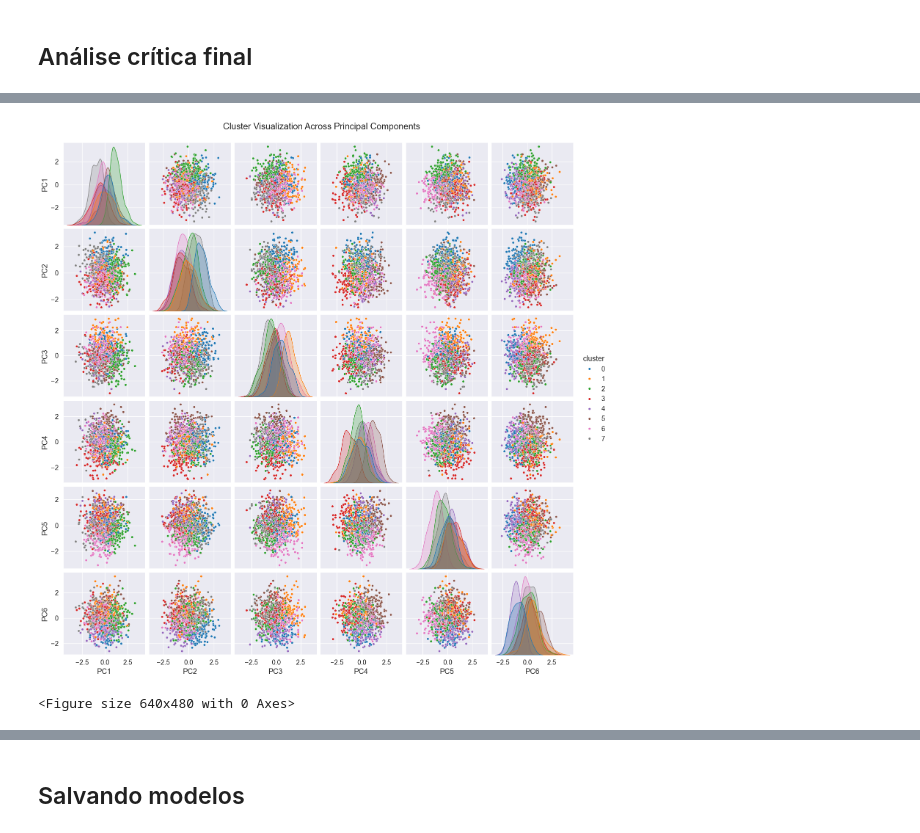
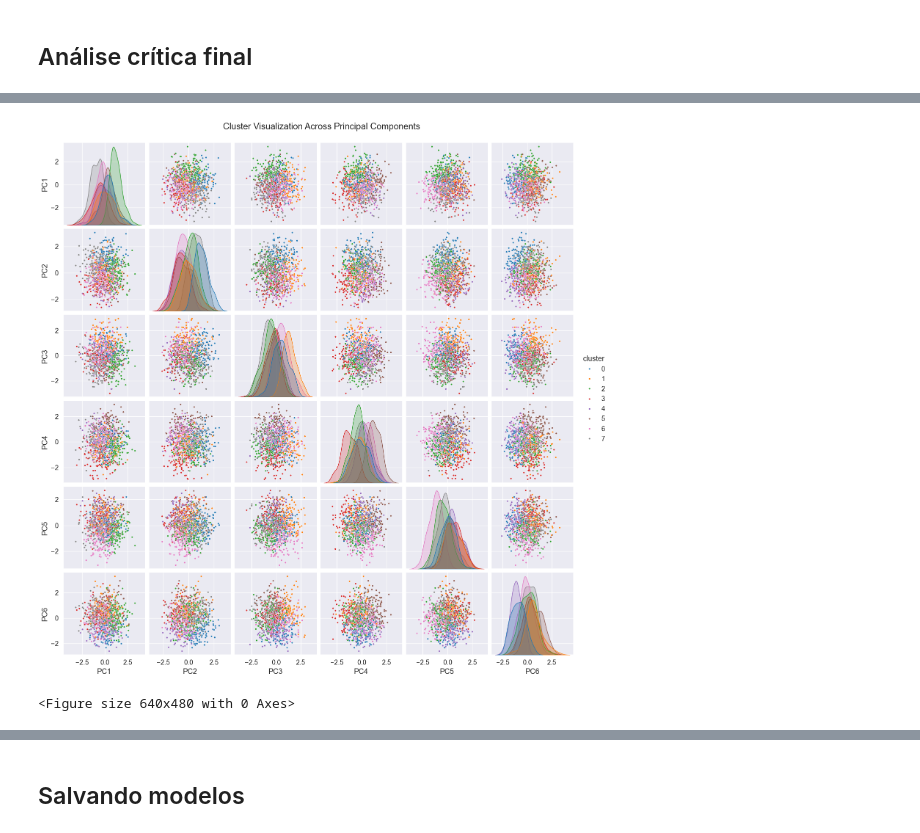
Before and after one commit to figredos/cis-trainee, a Jupyter notebook: 2-clusterizacao/notebooks/clusterizacao.ipynb, the cells around one changed output, grey strips where cells are left out. Drawn from its saved outputs; the diff is of its cells as text; code cells hidden in the pictures.

```diff
--- a/2-clusterizacao/notebooks/clusterizacao.ipynb
+++ b/2-clusterizacao/notebooks/clusterizacao.ipynb
@@ -510,19 +514,23 @@ class KMeansClustering(BaseEstimator, ClusterMixin):
         self.max_iter = max_iter
         self.conv_thresh = conv_thresh
         self.random_state = random_state
-        self.centroids = None
+        self.cluster_centers_ = None
         self.labels_ = None
 
     @staticmethod
     def euclidean_distance(data_point, centroids):
         return np.sqrt(np.sum(np.square(centroids - data_point), axis=1))
 
-    def fit(self, X: np.ndarray | pd.DataFrame) -> 'KMeansClustering':
+    def fit(
+        self,
+        X: np.ndarray | pd.DataFrame,
+        y: Any = None,
+    ) -> 'KMeansClustering':
         X = X.values if isinstance(X, pd.DataFrame) else X
 
-        if self.random_state != None:
-            np.random.seed(self.random_state)
-        self.centroids = np.random.uniform(
+        rng = np.random.default_rng(self.random_state)
+
+        self.cluster_centers_ = rng.uniform(
             low=np.amin(X, axis=0),
             high=np.amax(X, axis=0),
             size=(
@@ -539,7 +547,7 @@ class KMeansClustering(BaseEstimator, ClusterMixin):
             for data_point in X:
                 distances = self.euclidean_distance(
                     data_point=data_point,
-                    centroids=self.centroids,
+                    centroids=self.cluster_centers_,
                 )
                 cluster_num = np.argmin(distances)
                 y.append(cluster_num)
@@ -552,16 +560,16 @@ class KMeansClustering(BaseEstimator, ClusterMixin):
 
             for i, indices in enumerate(cluster_indices):
                 if len(indices) == 0:
-                    cluster_centers.append(self.centroids[i])
+                    cluster_centers.append(self.cluster_centers_[i])
                 else:
                     cluster_centers.append(np.mean(X[indices], axis=0)[0])
 
             new_centroids = np.array(cluster_centers)
 
-            if np.max(self.centroids - new_centroids) < 1e-4:
+            if np.max(self.cluster_centers_ - new_centroids) < 1e-4:
                 break
 
-            self.centroids = new_centroids
+            self.cluster_centers_ = new_centroids
 
         return self
 
@@ -571,13 +579,11 @@ class KMeansClustering(BaseEstimator, ClusterMixin):
 
         predictions = []
         for data_point in X:
-            distances = self.euclidean_distance(data_point, self.centroids)
+            distances = self.euclidean_distance(data_point, self.cluster_centers_)
             predictions.append(np.argmin(distances))
         return np.array(predictions)
 
-    def fit_predict(
-        self, X: np.ndarray | pd.DataFrame, y: np.ndarray | pd.DataFrame
-    ) -> np.ndarray:
+    def fit_predict(self, X: np.ndarray | pd.DataFrame, y: Any = None) -> np.ndarray:
         self.fit(X)
         return self.labels_
 
@@ -585,7 +591,9 @@ class KMeansClustering(BaseEstimator, ClusterMixin):
 
         X = X.values if isinstance(X, pd.DataFrame) else X
 
-        distances = np.array([self.euclidean_distance(x, self.centroids) for x in X])
+        distances = np.array(
+            [self.euclidean_distance(x, self.cluster_centers_) for x in X]
+        )
         return distances
 
     def fit_transform(self, X):
@@ -749,21 +744,21 @@ mean_groupby_cluster
 # %%
 # Convert PCA data to DataFrame
 df_pca = pd.DataFrame(data_pca, columns=[f'PC{i+1}' for i in range(data_pca.shape[1])])
 df_pca['cluster'] = labels
 encoded_df['cluster'] = labels
 
 sns.pairplot(
     df_pca,
     vars=df_pca.columns[:6],
     hue='cluster',
     palette='tab10',
-    plot_kws={'s': 20},
+    plot_kws={'s': 10},
 )
 plt.suptitle("Cluster Visualization Across Principal Components", y=1.02)
 plt.show()
 
 plt.suptitle("Cluster Visualization Across Principal Components", y=1.02)
 plt.show()
 # %% [output]
-[figure, old version]
+[figure, new version]
 <Figure size 640x480 with 0 Axes>
```
Also changed, not shown: parts of 7 cells of this notebook.
